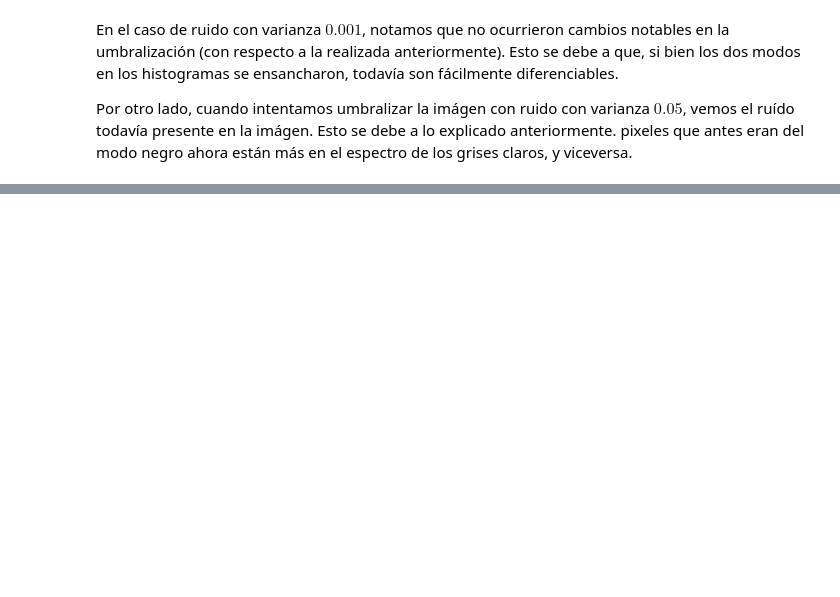
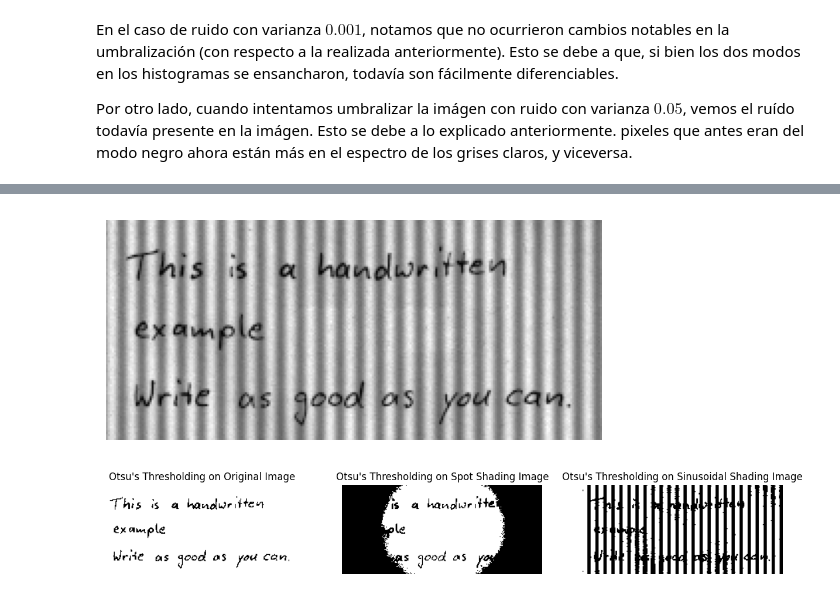
Before and after one commit to MISIS4825-IMAGENES-Y-VISION/Taller3, a Jupyter notebook: Taller3.ipynb, the cells around one changed output, grey strips where cells are left out. Saved outputs shown, nothing was run; the diff lists cells and outputs as text; code cells hidden in the pictures; blank space fills up the shorter version.

```diff
--- a/Taller3.ipynb
+++ b/Taller3.ipynb
@@ -106,0 +137,35 @@ plt.show()
+# %%
+# Cantidad de perturbaciones
+frequency = 10
+#Intensidad de los picos
+amplitude = 0.3
+
+#Cálculo y aplicación del efecto
+sinusoidal_shading = (1 + amplitude * np.sin(2 * np.pi * x / frequency)) / 1.5
+sinusoidal_image = text_img * sinusoidal_shading
+
+sinusoidal_image = sinusoidal_image.astype(np.uint8)
+
+plt.imshow(sinusoidal_image, cmap="gray")
+plt.axis("off")
+plt.show()
+# %% [output]
+[figure, added]
+# %%
+text_img_thresh_otsu = cv.threshold(text_img, 0, 255, cv.THRESH_BINARY + cv.THRESH_OTSU)[1]
+spot_image_thresh_otsu = cv.threshold(spot_image, 0, 255, cv.THRESH_BINARY + cv.THRESH_OTSU)[1]
+sinusoidal_image_thresh_otsu = cv.threshold(sinusoidal_image, 0, 255, cv.THRESH_BINARY + cv.THRESH_OTSU)[1]
+
+fig_axes = plt.subplots(1, 3, figsize=(15, 5))[1]
+fig_axes[0].imshow(text_img_thresh_otsu, cmap="gray")
+fig_axes[0].axis("off")
+fig_axes[0].set_title("Otsu's Thresholding on Original Image")
+fig_axes[1].imshow(spot_image_thresh_otsu, cmap="gray")
+fig_axes[1].axis("off")
+fig_axes[1].set_title("Otsu's Thresholding on Spot Shading Image")
+fig_axes[2].imshow(sinusoidal_image_thresh_otsu, cmap="gray")
+fig_axes[2].axis("off")
+fig_axes[2].set_title("Otsu's Thresholding on Sinusoidal Shading Image")
+plt.show()
+# %% [output]
+[figure, added]
```
Also changed, not shown: parts of 28 cells of this notebook, 2 other files.
